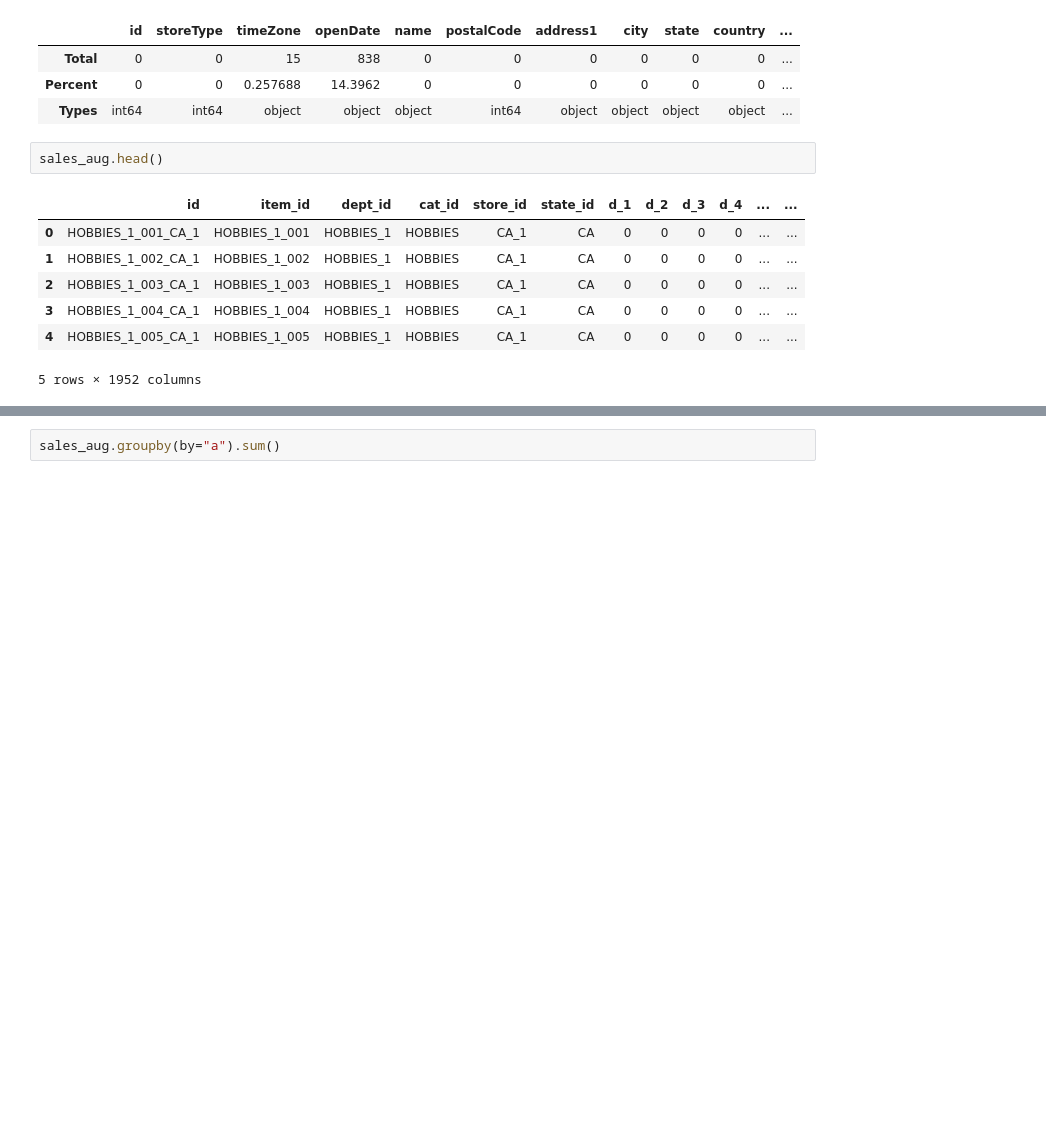
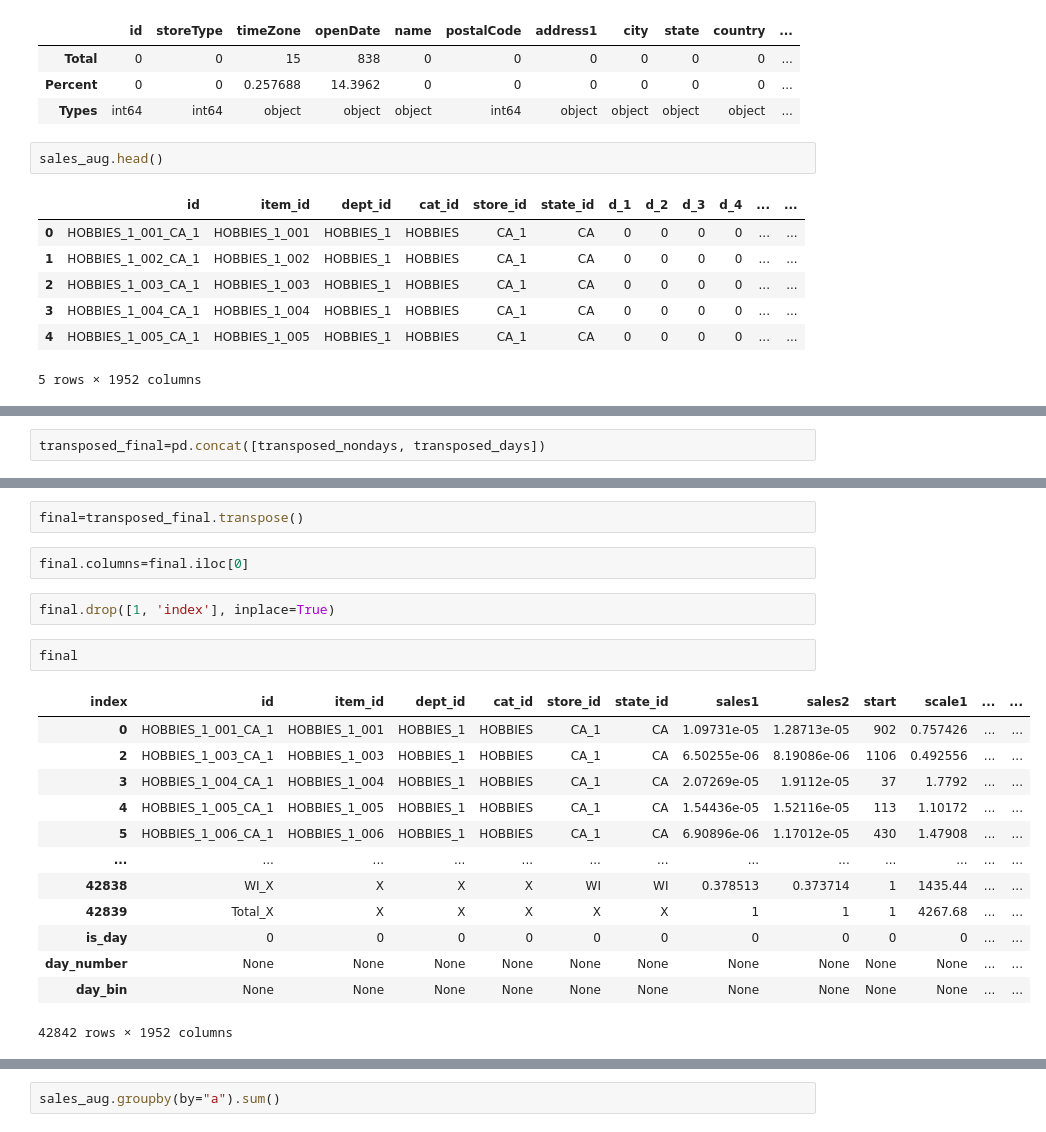
Before and after one commit to beckyydo/Project-2, a Jupyter notebook: Resources/Table2.ipynb, the cells around one changed output, grey strips where cells are left out. Drawn from its saved outputs; the diff is of its cells as text; blank space fills up the shorter version.

```diff
--- a/Resources/Table2.ipynb
+++ b/Resources/Table2.ipynb
@@ -72,0 +116,2 @@ sales_aug.head()
+# %%
+transposed_final=pd.concat([transposed_nondays, transposed_days])
@@ -72,0 +134,22 @@ sales_aug.head()
+# %%
+final=transposed_final.transpose()
+# %%
+final.columns=final.iloc[0]
+# %%
+final.drop([1, 'index'], inplace=True)
+# %%
+final
+# %% [output]
+| index | id | item_id | dept_id | cat_id | store_id | state_id | sales1 | sales2 | start | scale1 | ... | ... |
+| 0 | HOBBIES_1_001_CA_1 | HOBBIES_1_001 | HOBBIES_1 | HOBBIES | CA_1 | CA | 1.09731e-05 | 1.28713e-05 | 902 | 0.757426 | ... | ... |
+| 2 | HOBBIES_1_003_CA_1 | HOBBIES_1_003 | HOBBIES_1 | HOBBIES | CA_1 | CA | 6.50255e-06 | 8.19086e-06 | 1106 | 0.492556 | ... | ... |
+| 3 | HOBBIES_1_004_CA_1 | HOBBIES_1_004 | HOBBIES_1 | HOBBIES | CA_1 | CA | 2.07269e-05 | 1.9112e-05 | 37 | 1.7792 | ... | ... |
+| 4 | HOBBIES_1_005_CA_1 | HOBBIES_1_005 | HOBBIES_1 | HOBBIES | CA_1 | CA | 1.54436e-05 | 1.52116e-05 | 113 | 1.10172 | ... | ... |
+| 5 | HOBBIES_1_006_CA_1 | HOBBIES_1_006 | HOBBIES_1 | HOBBIES | CA_1 | CA | 6.90896e-06 | 1.17012e-05 | 430 | 1.47908 | ... | ... |
+| ... | ... | ... | ... | ... | ... | ... | ... | ... | ... | ... | ... | ... |
+| 42838 | WI_X | X | X | X | WI | WI | 0.378513 | 0.373714 | 1 | 1435.44 | ... | ... |
+| 42839 | Total_X | X | X | X | X | X | 1 | 1 | 1 | 4267.68 | ... | ... |
+| is_day | 0 | 0 | 0 | 0 | 0 | 0 | 0 | 0 | 0 | 0 | ... | ... |
+| day_number | None | None | None | None | None | None | None | None | None | None | ... | ... |
+| day_bin | None | None | None | None | None | None | None | None | None | None | ... | ... |
+42842 rows × 1952 columns
```
Also changed, not shown: parts of 18 cells of this notebook.
